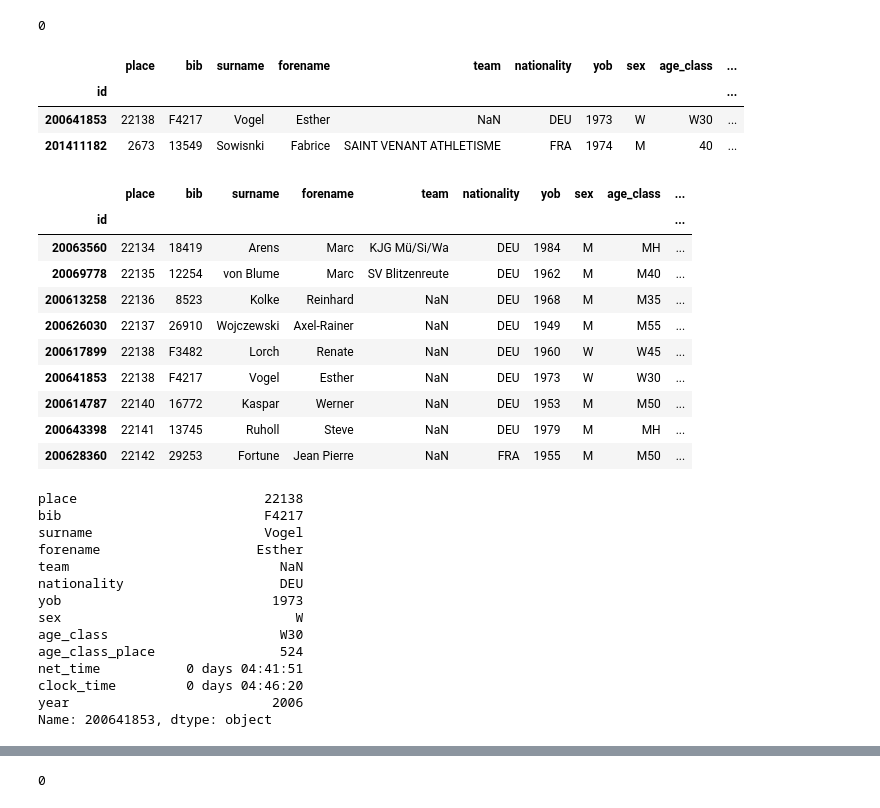
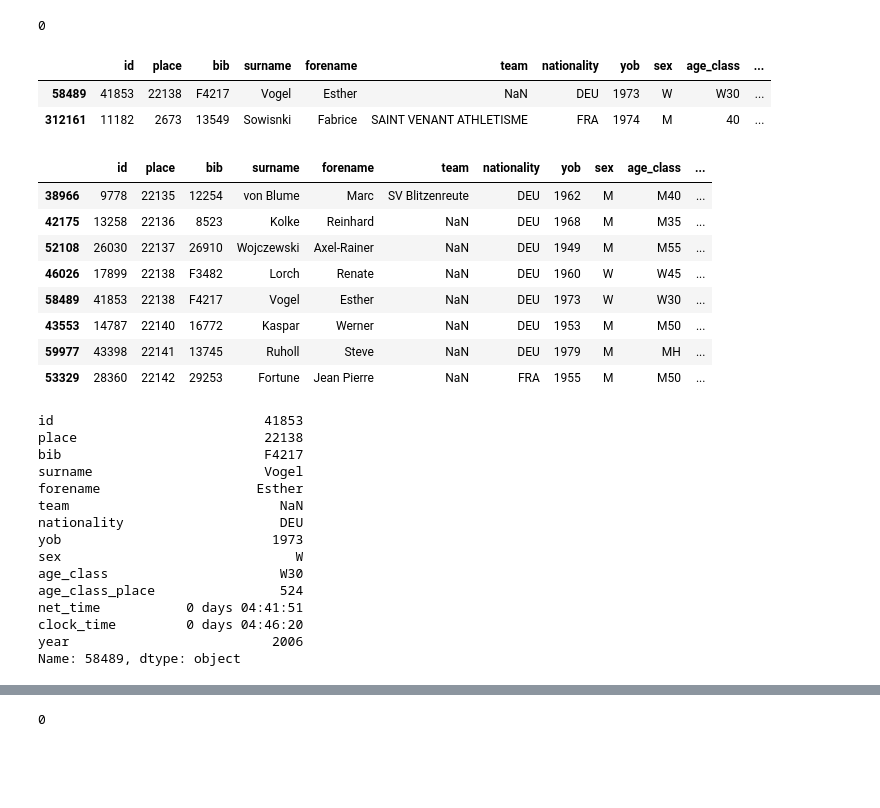
Before and after one commit to stappit/berlin-marathon, a Jupyter notebook: notebooks/clean.ipynb, the cells around one changed output, grey strips where cells are left out. Cells and saved outputs as stored; diff of their text form; code cells hidden in the pictures; blank space fills up the shorter version.

```diff
--- a/notebooks/clean.ipynb
+++ b/notebooks/clean.ipynb
@@ -27,7 +27,7 @@ dirty_filename
 # %% [output]
 '../data/berlin_marathon_times_dirty.csv'
 # %%
-df = pd.read_csv(dirty_filename)
+df = pd.read_csv(dirty_filename).sort_values(['year', 'id']).reset_index(drop=True)
 df.head()
 # %% [output]
 |  | id | place | bib | surname | forename | team | nationality | yob | sex | age_class | ... |
@@ -167,6 +167,3 @@ ids_problems = ids[ids > 1]
 len(ids_problems)
 # %% [output]
 0
-# %%
-df.id = (df.year.astype('str') + df.id.astype('str')).astype('int64')
-df.head()
@@ -186,5 +170,3 @@ len(id_problems)
-# %%
-df = df.set_index('id')
 # %% [markdown]
 ## Place
 # %%
@@ -282,31 +246,29 @@ len(df[df.clock_time == zero])
 times = df[df.net_time > df.clock_time]
 times
 # %% [output]
-|  | place | bib | surname | forename | team | nationality | yob | sex | age_class | ... |
-| id |  |  |  |  |  |  |  |  |  | ... |
-| 200641853 | 22138 | F4217 | Vogel | Esther | NaN | DEU | 1973 | W | W30 | ... |
-| 201411182 | 2673 | 13549 | Sowisnki | Fabrice | SAINT VENANT ATHLETISME | FRA | 1974 | M | 40 | ... |
+|  | id | place | bib | surname | forename | team | nationality | yob | sex | age_class | ... |
+| 58489 | 41853 | 22138 | F4217 | Vogel | Esther | NaN | DEU | 1973 | W | W30 | ... |
+| 312161 | 11182 | 2673 | 13549 | Sowisnki | Fabrice | SAINT VENANT ATHLETISME | FRA | 1974 | M | 40 | ... |
 # %%
-ev = df.loc[200641853]
-fs = df.loc[201411182]
+ev = df.loc[58489]
+fs = df.loc[312161]
 # %%
-df[(df.year == ev.year) & (ev.place - 5 < df.place) & (df.place < ev.place + 5)].sort_values('place')
+df[(df.year == ev.year) & (ev.place - 4 < df.place) & (df.place < ev.place + 5)].sort_values('place')
 # %% [output]
-|  | place | bib | surname | forename | team | nationality | yob | sex | age_class | ... |
-| id |  |  |  |  |  |  |  |  |  | ... |
-| 20063560 | 22134 | 18419 | Arens | Marc | KJG Mü/Si/Wa | DEU | 1984 | M | MH | ... |
-| 20069778 | 22135 | 12254 | von Blume | Marc | SV Blitzenreute | DEU | 1962 | M | M40 | ... |
-| 200613258 | 22136 | 8523 | Kolke | Reinhard | NaN | DEU | 1968 | M | M35 | ... |
-| 200626030 | 22137 | 26910 | Wojczewski | Axel-Rainer | NaN | DEU | 1949 | M | M55 | ... |
-| 200617899 | 22138 | F3482 | Lorch | Renate | NaN | DEU | 1960 | W | W45 | ... |
-| 200641853 | 22138 | F4217 | Vogel | Esther | NaN | DEU | 1973 | W | W30 | ... |
-| 200614787 | 22140 | 16772 | Kaspar | Werner | NaN | DEU | 1953 | M | M50 | ... |
-| 200643398 | 22141 | 13745 | Ruholl | Steve | NaN | DEU | 1979 | M | MH | ... |
-| 200628360 | 22142 | 29253 | Fortune | Jean Pierre | NaN | FRA | 1955 | M | M50 | ... |
+|  | id | place | bib | surname | forename | team | nationality | yob | sex | age_class | ... |
+| 38966 | 9778 | 22135 | 12254 | von Blume | Marc | SV Blitzenreute | DEU | 1962 | M | M40 | ... |
+| 42175 | 13258 | 22136 | 8523 | Kolke | Reinhard | NaN | DEU | 1968 | M | M35 | ... |
+| 52108 | 26030 | 22137 | 26910 | Wojczewski | Axel-Rainer | NaN | DEU | 1949 | M | M55 | ... |
+| 46026 | 17899 | 22138 | F3482 | Lorch | Renate | NaN | DEU | 1960 | W | W45 | ... |
+| 58489 | 41853 | 22138 | F4217 | Vogel | Esther | NaN | DEU | 1973 | W | W30 | ... |
+| 43553 | 14787 | 22140 | 16772 | Kaspar | Werner | NaN | DEU | 1953 | M | M50 | ... |
+| 59977 | 43398 | 22141 | 13745 | Ruholl | Steve | NaN | DEU | 1979 | M | MH | ... |
+| 53329 | 28360 | 22142 | 29253 | Fortune | Jean Pierre | NaN | FRA | 1955 | M | M50 | ... |
 # %%
 df.set_value(ev.name, 'clock_time', ev.clock_time + pd.Timedelta('20 min'))
 df.loc[ev.name]
 # %% [output]
+id                           41853
 place                        22138
 bib                          F4217
 surname                      Vogel
@@ -320,5 +282,5 @@ age_class_place                524
 net_time           0 days 04:41:51
 clock_time         0 days 04:46:20
 year                          2006
-Name: 200641853, dtype: object
+Name: 58489, dtype: object
 # %%
```
Also changed, not shown: parts of 53 cells of this notebook.
